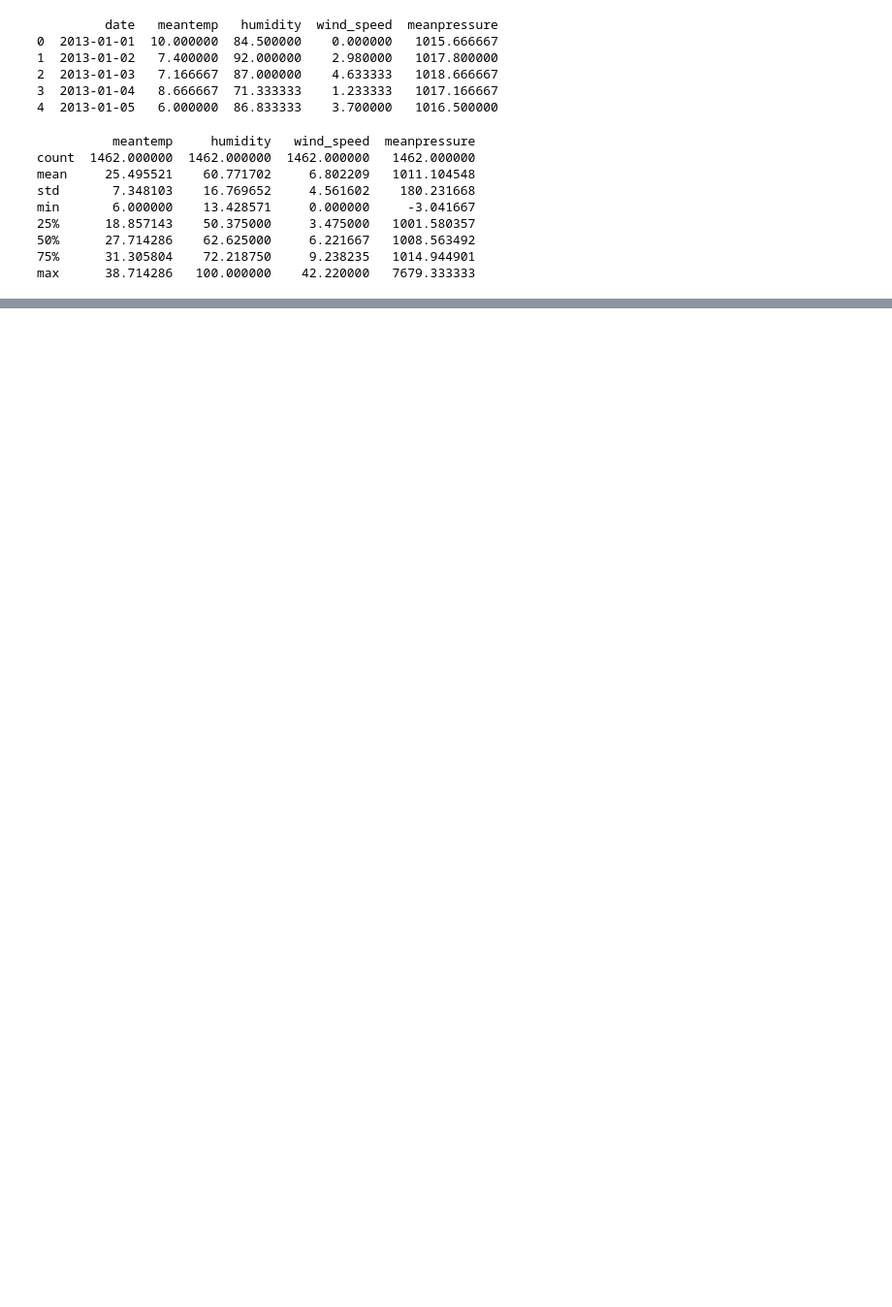
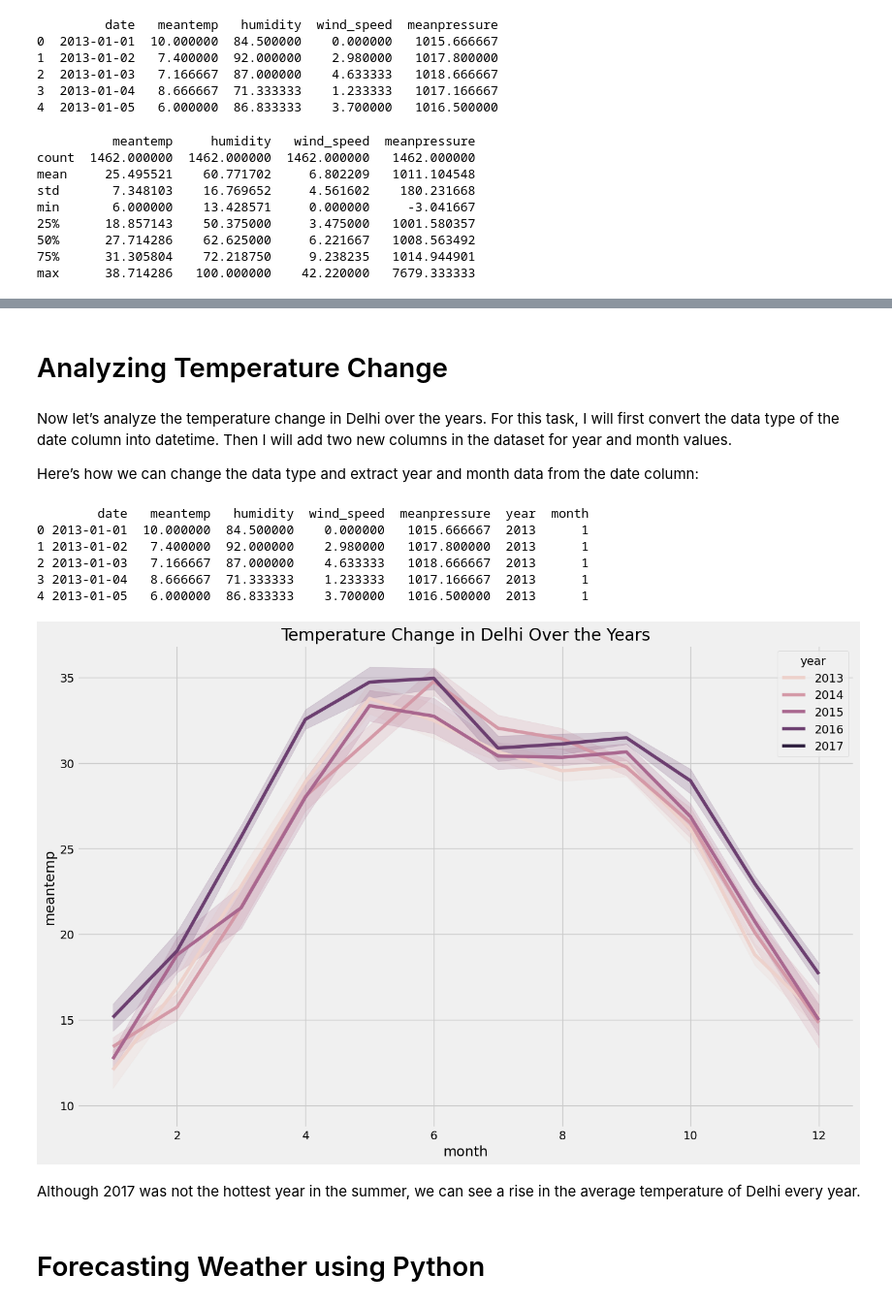
Before and after one commit to 4gungnand/weather-forecasting, a Jupyter notebook: forecast.ipynb, the cells around one changed output, grey strips where cells are left out. Shown at 97% size. Cells and saved outputs as stored; diff of their text form; code cells hidden in the pictures; blank space fills up the shorter version.

```diff
--- a/forecast.ipynb
+++ b/forecast.ipynb
@@ -28,0 +79,30 @@ max      38.714286   100.000000    42.220000   7679.333333
+# %% [markdown]
+# Analyzing Temperature Change
+# %% [markdown]
+Now let’s analyze the temperature change in Delhi over the years. For this task, I will first convert the data type of the date column into datetime. Then I will add two new columns in the dataset for year and month values.
+
+Here’s how we can change the data type and extract year and month data from the date column:
+# %%
+data["date"] = pd.to_datetime(data["date"], format = '%Y-%m-%d')
+data['year'] = data['date'].dt.year
+data["month"] = data["date"].dt.month
+print(data.head())
+# %% [output]
+        date   meantemp   humidity  wind_speed  meanpressure  year  month
+0 2013-01-01  10.000000  84.500000    0.000000   1015.666667  2013      1
+1 2013-01-02   7.400000  92.000000    2.980000   1017.800000  2013      1
+2 2013-01-03   7.166667  87.000000    4.633333   1018.666667  2013      1
+3 2013-01-04   8.666667  71.333333    1.233333   1017.166667  2013      1
+4 2013-01-05   6.000000  86.833333    3.700000   1016.500000  2013      1
+# %%
+plt.style.use('fivethirtyeight')
+plt.figure(figsize=(15, 10))
+plt.title("Temperature Change in Delhi Over the Years")
+sns.lineplot(data = data, x='month', y='meantemp', hue='year')
+plt.show()
+# %% [output]
+[figure, added]
+# %% [markdown]
+Although 2017 was not the hottest year in the summer, we can see a rise in the average temperature of Delhi every year.
+# %% [markdown]
+# Forecasting Weather using Python
```
Also changed, not shown: parts of 11 cells of this notebook.
